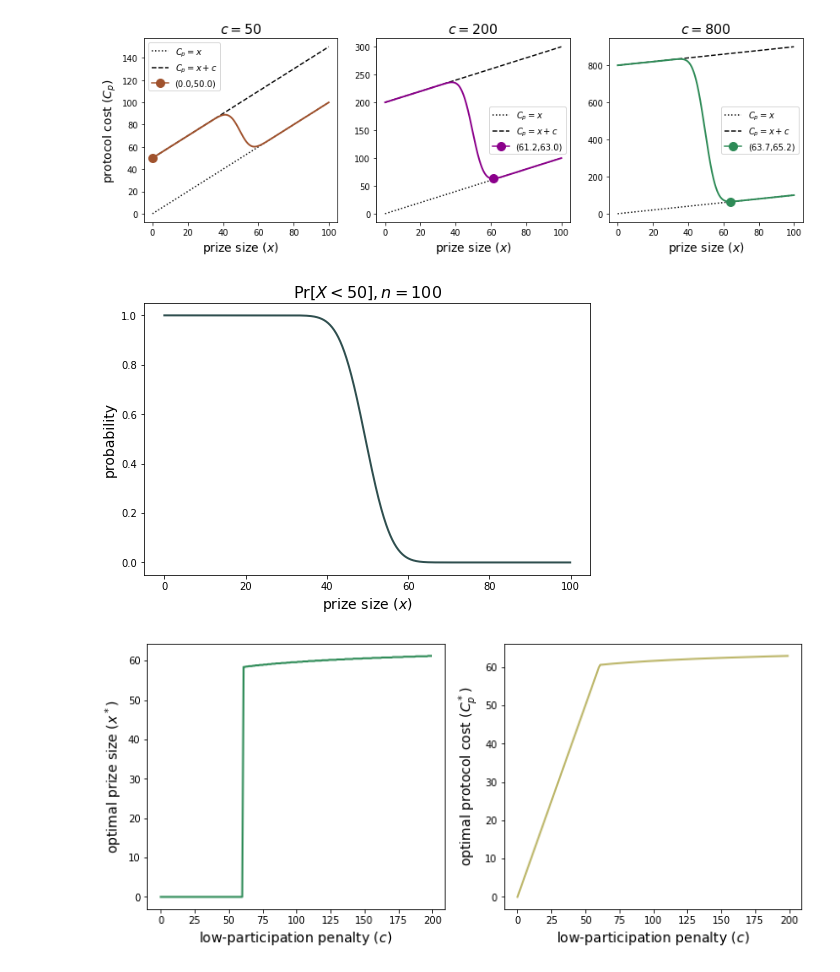
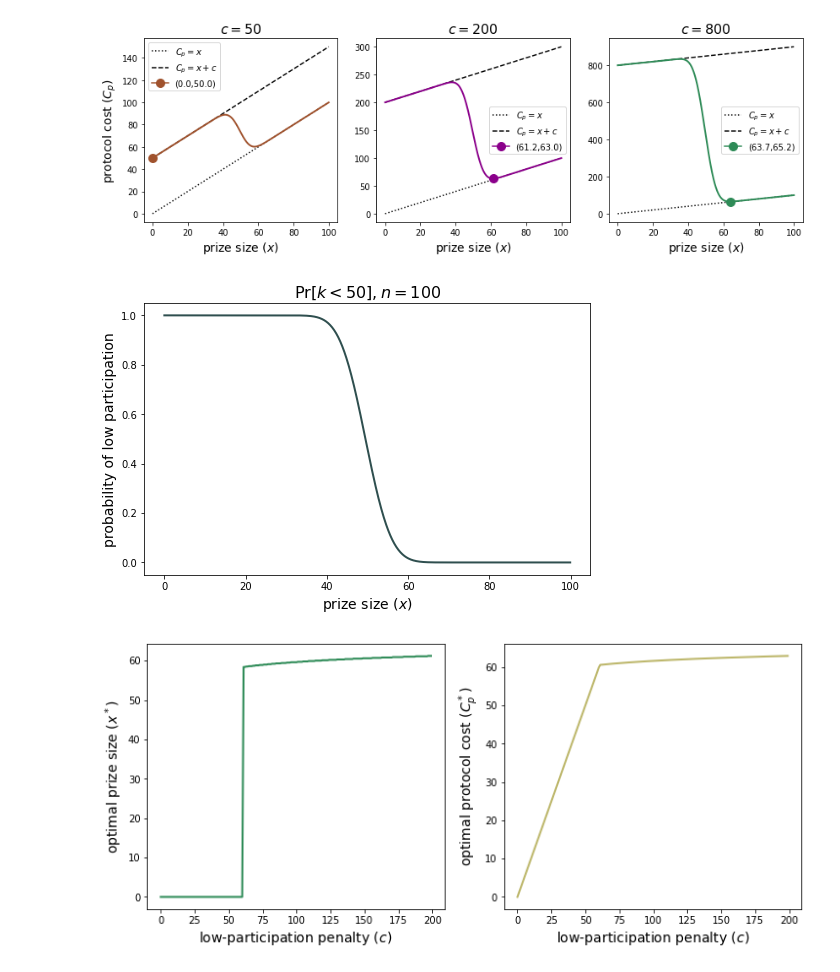
Before and after one commit to michaelneuder/continued-participation, a Jupyter notebook: copar-revisions.ipynb, the cells around one changed output. Drawn from its saved outputs; the diff is of its cells as text; code cells hidden in the pictures.

```diff
--- a/copar-revisions.ipynb
+++ b/copar-revisions.ipynb
@@ -231,15 +231,15 @@ prMoreHalf = np.array([binom.cdf(49, n=100, p=p) for p in ps])
 # %%
 f, ax = plt.subplots(figsize=(8,5))
 
 ax.plot(xs, prMoreHalf, color='darkslategray', linewidth=2)
-ax.set_title(r'$\Pr[X<50], n=100$', size=16)
+ax.set_title(r'$\Pr[k<50], n=100$', size=16)
 
 ax.set_xlabel(r'prize size ($x$)', size=14)
-ax.set_ylabel(r'probability', size=14)
+ax.set_ylabel(r'probability of low participation', size=14)
 plt.savefig('out.png', facecolor='white', dpi=200, bbox_inches='tight')
 plt.show()
 # %% [output]
-[figure, old version]
+[figure, new version]
 # %%
 cs = np.arange(0, 200, 1)
 ps = np.arange(0.00, 1, 0.001)
```
Also changed, not shown: 1 other file.
